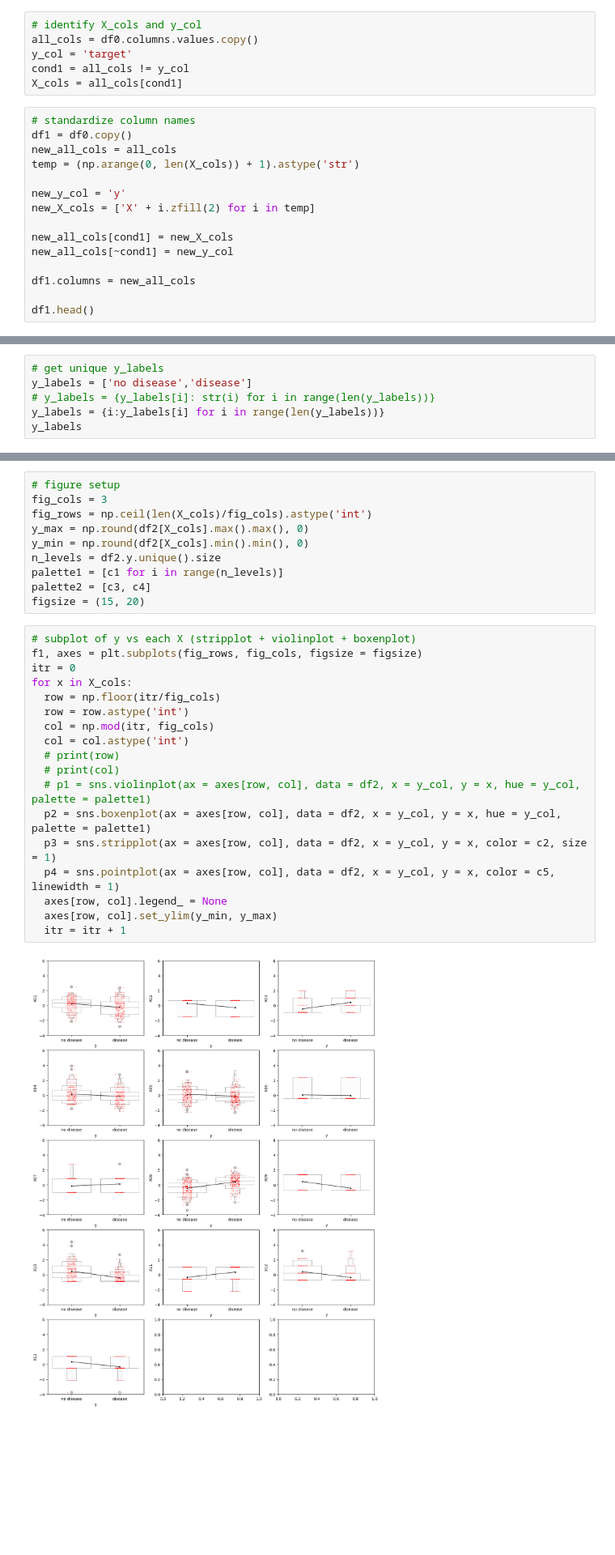
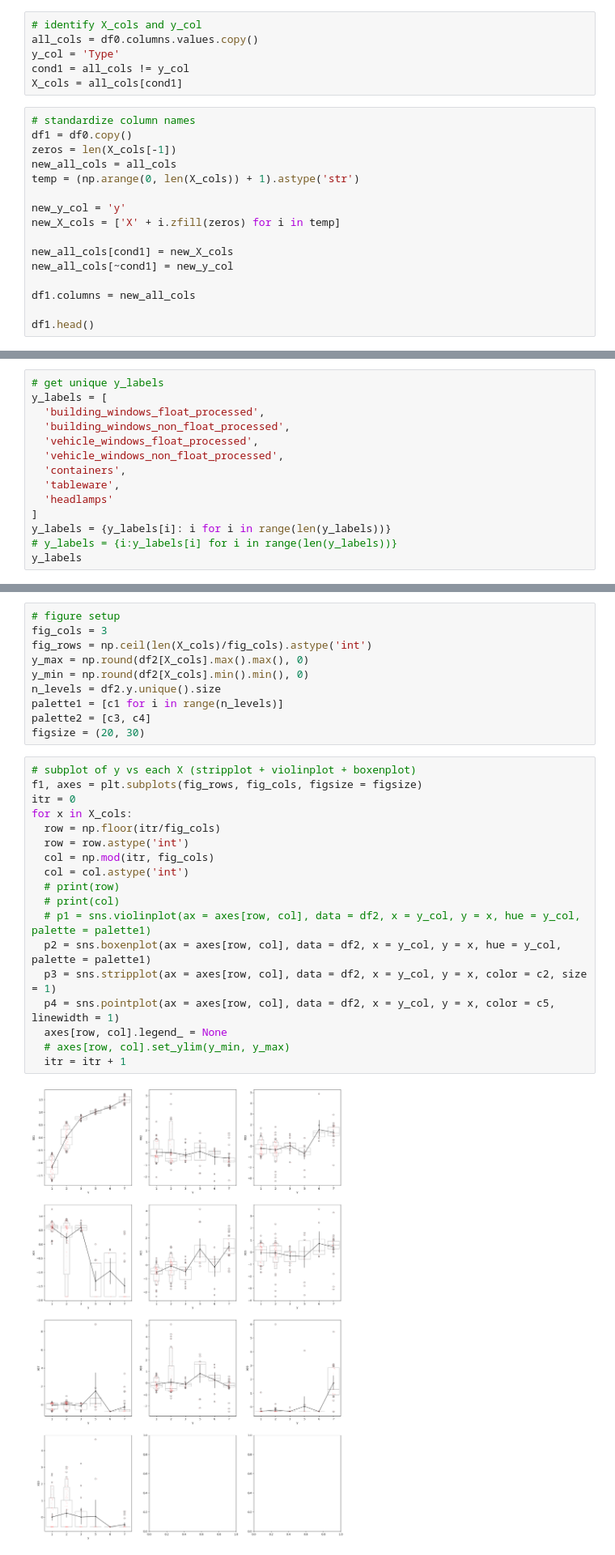
Before and after one commit to notfakearcher/julian, a Jupyter notebook: 01_topics/machine_learning/supervised_learning/classification/k_nearest_neighbors_01.ipynb, the cells around one changed output, grey strips where cells are left out. Shown at 81% size. Cells and saved outputs as stored; diff of their text form; blank space fills up the shorter version.

```diff
--- a/01_topics/machine_learning/supervised_learning/classification/k_nearest_neighbors_01.ipynb
+++ b/01_topics/machine_learning/supervised_learning/classification/k_nearest_neighbors_01.ipynb
@@ -73,17 +78,18 @@ df0.head()
 # %%
 # identify X_cols and y_col
 all_cols = df0.columns.values.copy()
-y_col = 'target'
+y_col = 'Type'
 cond1 = all_cols != y_col
 X_cols = all_cols[cond1]
 # %%
 # standardize column names
 df1 = df0.copy()
+zeros = len(X_cols[-1])
 new_all_cols = all_cols
 temp = (np.arange(0, len(X_cols)) + 1).astype('str')
 
 new_y_col = 'y'
-new_X_cols = ['X' + i.zfill(2) for i in temp]
+new_X_cols = ['X' + i.zfill(zeros) for i in temp]
 
 new_all_cols[cond1] = new_X_cols
 new_all_cols[~cond1] = new_y_col
@@ -199,7 +191,15 @@ Name: y, Length: 1025, dtype: int64
 # %%
 # get unique y_labels
-y_labels = ['no disease','disease']
-# y_labels = {y_labels[i]: str(i) for i in range(len(y_labels))}
-y_labels = {i:y_labels[i] for i in range(len(y_labels))}
+y_labels = [
+  'building_windows_float_processed',
+  'building_windows_non_float_processed',
+  'vehicle_windows_float_processed',
+  'vehicle_windows_non_float_processed',
+  'containers',
+  'tableware',
+  'headlamps'
+]
+y_labels = {y_labels[i]: i for i in range(len(y_labels))}
+# y_labels = {i:y_labels[i] for i in range(len(y_labels))}
 y_labels
 # %% [output]
@@ -256,24 +262,24 @@ y_min = np.round(df2[X_cols].min().min(), 0)
 n_levels = df2.y.unique().size
 palette1 = [c1 for i in range(n_levels)]
 palette2 = [c3, c4]
-figsize = (15, 20)
+figsize = (20, 30)
 # %%
 # subplot of y vs each X (stripplot + violinplot + boxenplot)
 f1, axes = plt.subplots(fig_rows, fig_cols, figsize = figsize)
 itr = 0
 for x in X_cols:
   row = np.floor(itr/fig_cols)
   row = row.astype('int')
   col = np.mod(itr, fig_cols)
   col = col.astype('int')
   # print(row)
   # print(col)
   # p1 = sns.violinplot(ax = axes[row, col], data = df2, x = y_col, y = x, hue = y_col, palette = palette1)
   p2 = sns.boxenplot(ax = axes[row, col], data = df2, x = y_col, y = x, hue = y_col, palette = palette1)
   p3 = sns.stripplot(ax = axes[row, col], data = df2, x = y_col, y = x, color = c2, size = 1)
   p4 = sns.pointplot(ax = axes[row, col], data = df2, x = y_col, y = x, color = c5, linewidth = 1)
   axes[row, col].legend_ = None
-  axes[row, col].set_ylim(y_min, y_max)
+  # axes[row, col].set_ylim(y_min, y_max)
   itr = itr + 1
 # %% [output]
-[figure, old version]
+[figure, new version]
```
Also changed, not shown: parts of 36 cells of this notebook.
